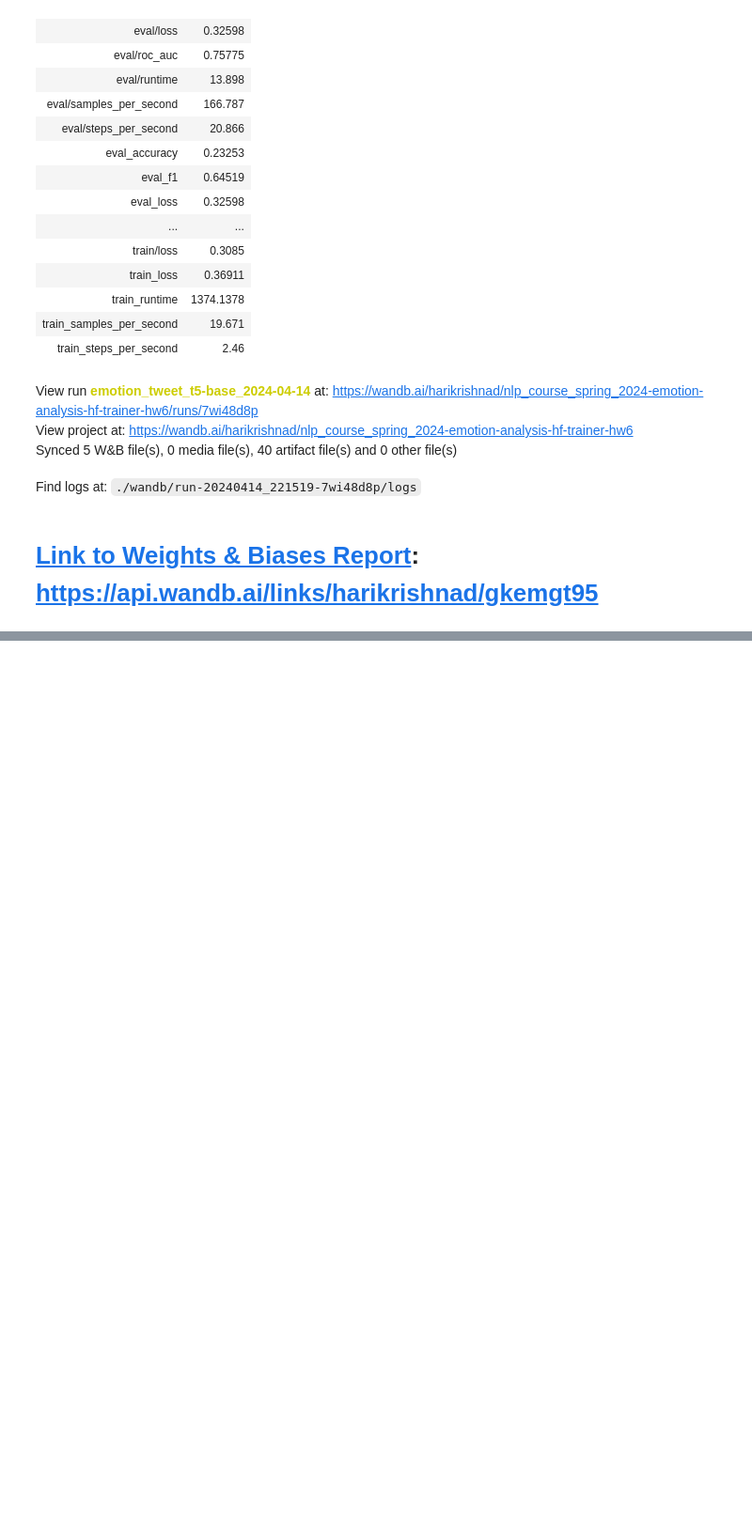
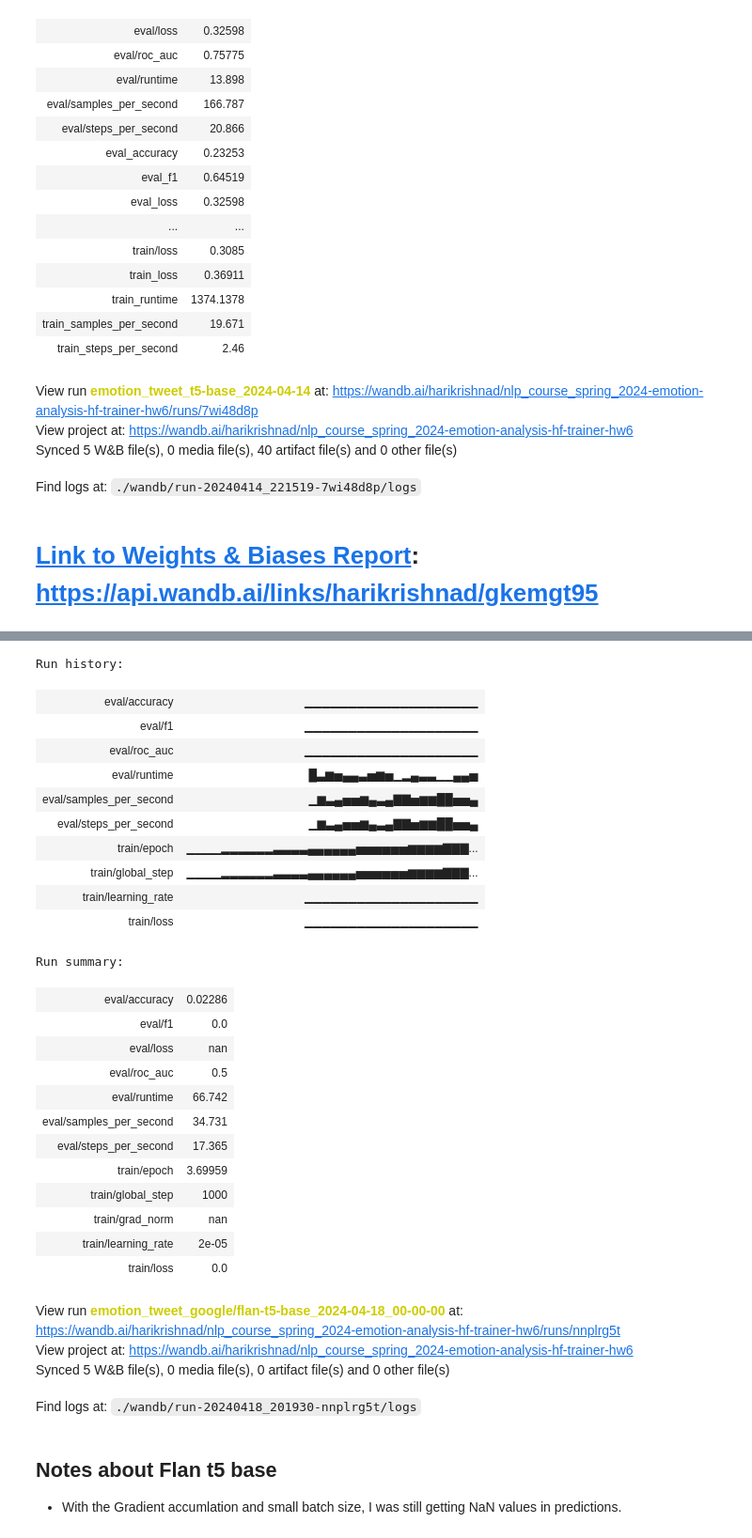
Before and after one commit to harikrishnad1997/BUAN_6342_Applied_Natural_Language_Processing, a Jupyter notebook: HW/Harikrishna_Dev_HW_6.ipynb, the cells around one changed output, grey strips where cells are left out. Shown at 94% size. Drawn from its saved outputs; the diff is of its cells as text; code cells hidden in the pictures; blank space fills up the shorter version.

```diff
--- a/HW/Harikrishna_Dev_HW_6.ipynb
+++ b/HW/Harikrishna_Dev_HW_6.ipynb
@@ -1035,0 +1078,36 @@ Find logs at: ./wandb/run-20240414_221519-7wi48d8p/logs
+# %%
+wandb.finish()
+# %% [output]
+Run history:
+| eval/accuracy | ▁▁▁▁▁▁▁▁▁▁▁▁▁▁▁▁▁▁▁▁ |
+| eval/f1 | ▁▁▁▁▁▁▁▁▁▁▁▁▁▁▁▁▁▁▁▁ |
+| eval/roc_auc | ▁▁▁▁▁▁▁▁▁▁▁▁▁▁▁▁▁▁▁▁ |
+| eval/runtime | █▃▆▅▄▄▃▅▆▅▁▂▄▃▃▁▁▄▄▅ |
+| eval/samples_per_second | ▁▆▃▄▅▅▆▄▃▄▇▇▅▆▆██▅▅▄ |
+| eval/steps_per_second | ▁▆▃▄▅▅▆▄▃▄▇▇▅▆▆██▅▅▄ |
+| train/epoch | ▁▁▁▁▂▂▂▂▂▂▃▃▃▃▄▄▄▄▄▄▅▅▅▅▅▅▆▆▆▆▇▇▇... |
+| train/global_step | ▁▁▁▁▂▂▂▂▂▂▃▃▃▃▄▄▄▄▄▄▅▅▅▅▅▅▆▆▆▆▇▇▇... |
+| train/learning_rate | ▁▁▁▁▁▁▁▁▁▁▁▁▁▁▁▁▁▁▁▁ |
+| train/loss | ▁▁▁▁▁▁▁▁▁▁▁▁▁▁▁▁▁▁▁▁ |
+Run summary:
+| eval/accuracy | 0.02286 |
+| eval/f1 | 0.0 |
+| eval/loss | nan |
+| eval/roc_auc | 0.5 |
+| eval/runtime | 66.742 |
+| eval/samples_per_second | 34.731 |
+| eval/steps_per_second | 17.365 |
+| train/epoch | 3.69959 |
+| train/global_step | 1000 |
+| train/grad_norm | nan |
+| train/learning_rate | 2e-05 |
+| train/loss | 0.0 |
+View run emotion_tweet_google/flan-t5-base_2024-04-18_00-00-00 at: https://wandb.ai/harikrishnad/nlp_course_spring_2024-emotion-analysis-hf-trainer-hw6/runs/nnplrg5t
+View project at: https://wandb.ai/harikrishnad/nlp_course_spring_2024-emotion-analysis-hf-trainer-hw6
+Synced 5 W&B file(s), 0 media file(s), 0 artifact file(s) and 0 other file(s)
+Find logs at: ./wandb/run-20240418_201930-nnplrg5t/logs
+# %% [markdown]
+## Notes about Flan t5 base
+
+
+*   With the Gradient accumlation and small batch size, I was still getting NaN values in predictions.
```
Also changed, not shown: parts of 8 cells of this notebook, 1 other file.
